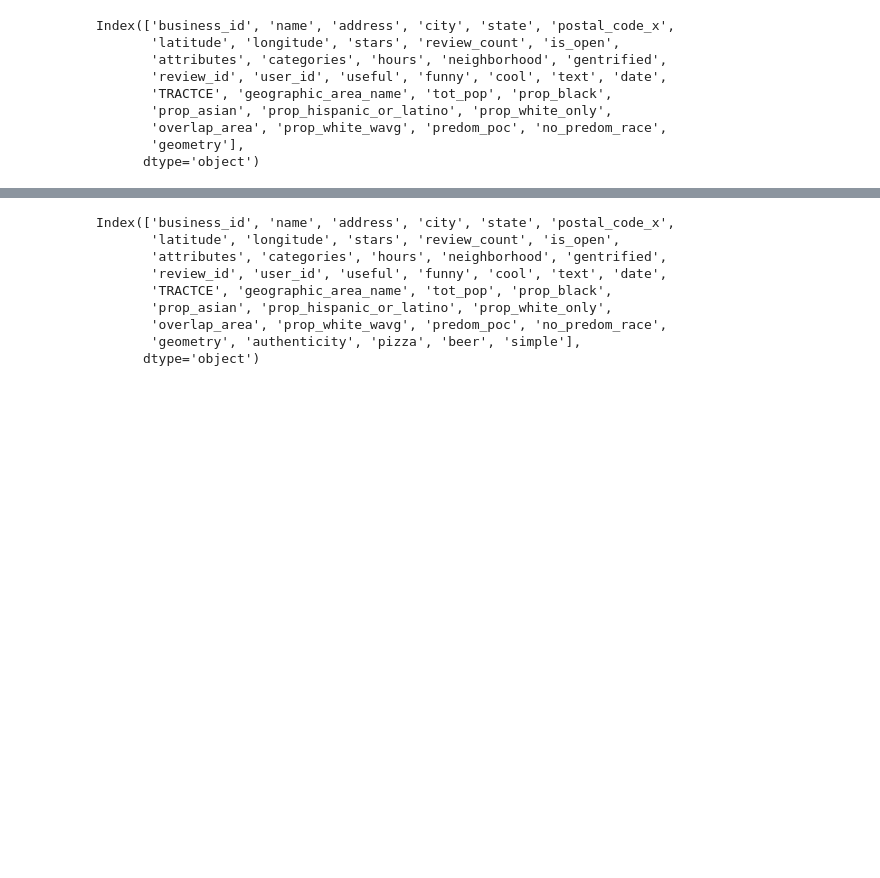
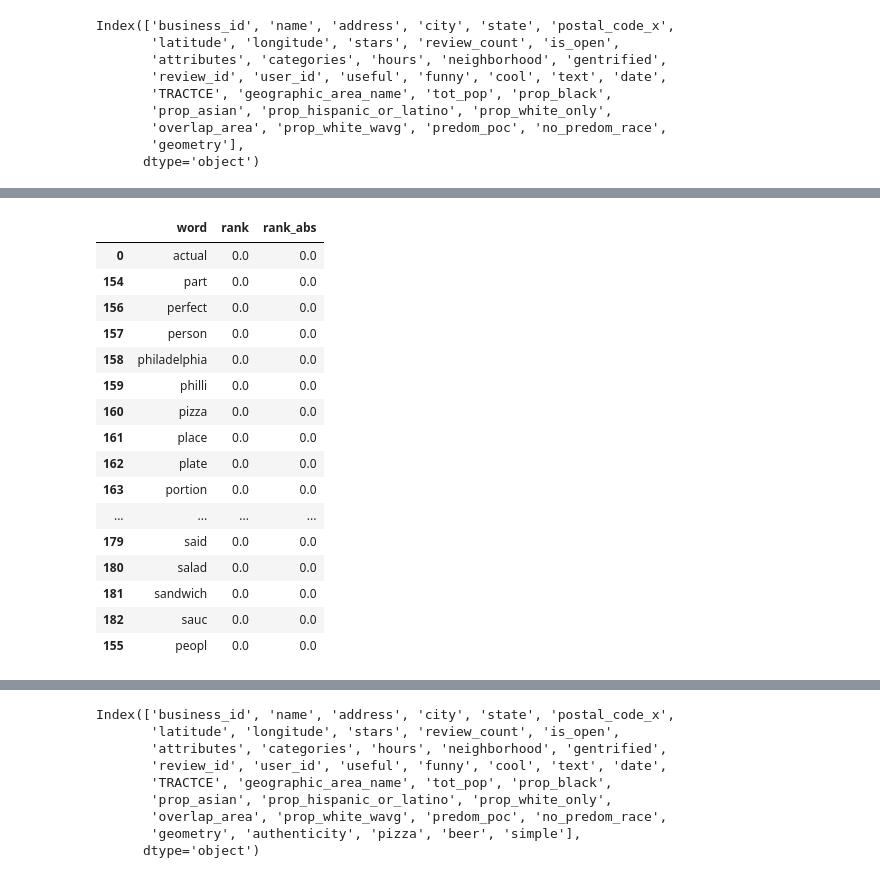
Before and after one commit to glow-27/COGS_209_proj, a Jupyter notebook: beer_textprocessing.ipynb, the cells around one changed output, grey strips where cells are left out. Drawn from its saved outputs; the diff is of its cells as text; code cells hidden in the pictures; blank space fills up the shorter version.

```diff
--- a/beer_textprocessing.ipynb
+++ b/beer_textprocessing.ipynb
@@ -239,3 +236,23 @@ weighted avg       0.84      0.81      0.82    169283
+# %%
+importance2.head(30)
+# %% [output]
+|  | word | rank | rank_abs |
+| 0 | actual | 0.0 | 0.0 |
+| 154 | part | 0.0 | 0.0 |
+| 156 | perfect | 0.0 | 0.0 |
+| 157 | person | 0.0 | 0.0 |
+| 158 | philadelphia | 0.0 | 0.0 |
+| 159 | philli | 0.0 | 0.0 |
+| 160 | pizza | 0.0 | 0.0 |
+| 161 | place | 0.0 | 0.0 |
+| 162 | plate | 0.0 | 0.0 |
+| 163 | portion | 0.0 | 0.0 |
+| ... | ... | ... | ... |
+| 179 | said | 0.0 | 0.0 |
+| 180 | salad | 0.0 | 0.0 |
+| 181 | sandwich | 0.0 | 0.0 |
+| 182 | sauc | 0.0 | 0.0 |
+| 155 | peopl | 0.0 | 0.0 |
 # %%
 importance2.tail()
 # %% [output]
```
Also changed, not shown: parts of 20 cells of this notebook.
